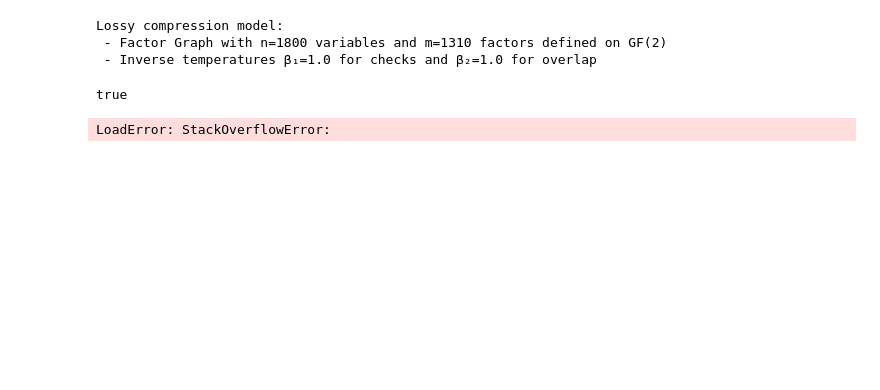
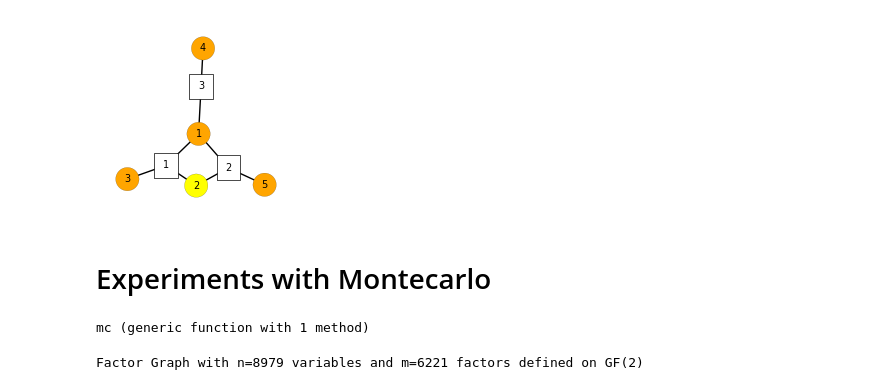
Before and after one commit to stecrotti/sourcecoding, a Jupyter notebook: notebooks/Monte carlo around codeword.ipynb, the cells around one changed output. Cells and saved outputs as stored; diff of their text form; code cells hidden in the pictures; blank space fills up the shorter version.

```diff
--- a/notebooks/Monte carlo around codeword.ipynb
+++ b/notebooks/Monte carlo around codeword.ipynb
@@ -2,0 +7,5 @@ include("../code/headers.jl")
+# %%
+H = [1 1 1 0 0 ; 1 1 0 0 1; 1 0 0 1 0]
+fg = FactorGraphGF2(H)
+depths,_,_ = lr(fg)   # leaf removal
+plot(fg, size=(200,200), randseed=1)
@@ -3,5 +14,48 @@ include("../code/headers.jl")
+# %%
+seed = 1
+sw = seaweed(fg, seed, depths)
+plot(fg, size=(200,200), randseed=1, highlighted_nodes=findall(Bool.(sw)))
+# %% [output]
+[figure, added]
+# %% [markdown]
+# Experiments with Montecarlo
+# %%
+function mc(fg::FactorGraph, N::Int, H::Number, src)
+    D = sum(src)
+    x = zeros(Int, fg.n, N)
+    d = zeros(N); d[1] = sum(xor.(x[:,1],src))/fg.n
+    # leaf removal
+    depths = lr(fg)[1]
+    isincore = (depths .== 0)
+    not_in_core = findall(.!isincore)
+    xnew = zeros(Int,fg.n)
+    @showprogress for i in 2:N
+        # flip seaweed
+        sw = seaweed(fg, rand(not_in_core), depths, isincore)
+        # accept/reject
+        xnew .= xor.(sw,x[:,i-1])
+        Dnew = sum(xor.(xnew,src))
+        accept = false
+        if Dnew < D
+            accept = true
+        elseif rand() < exp(-2H*(Dnew-D))
+            accept = true
+        end
+        # update
+        if accept
+            x[:,i] = xnew
+            D = Dnew
+        else
+            x[:,i] = x[:,i-1]
+        end
+        d[i] = D/fg.n
+    end
+    x, d
+end
+# %% [output]
+mc (generic function with 1 method)
 # %%
-m = factorial(5)*11
+m = 66*100
 R = 0.8/3
 r = 1 - 3R
 n = round(Int, 3m/(2+r))
@@ -9,19 +63,8 @@ n = round(Int, 3m/(2+r))
 K = [0,0,1]
 nedges = 3m
 lambda,rho = nodes2edges(Λ,K)
-fg = ldpc_graphGF2(n,m,nedges,lambda,rho)
-breduction!(fg, 10)
-lm = LossyModel(fg)
+b = round(Int, sqrt(n)*4)
+fg1 = ldpc_graphGF2(n,m,nedges,lambda,rho, accept_multiedges=false)
+fg = FactorGraphGF2(fg1.H[1:end-b,:])
 # %% [output]
-Lossy compression model:
- - Factor Graph with n=1800 variables and m=1310 factors defined on GF(2)
- - Inverse temperatures β₁=1.0 for checks and β₂=1.0 for overlap
+Factor Graph with n=8979 variables and m=6221 factors defined on GF(2)
-# %%
-depths, var2fact, vars_order = lr(fg)
-all(depths .!= 0)
-# %% [output]
-true
-# %%
-seaweed(fg, 1)
-# %% [output]
-LoadError: StackOverflowError:
```
Also changed, not shown: parts of 22 cells of this notebook, 4 other files.
